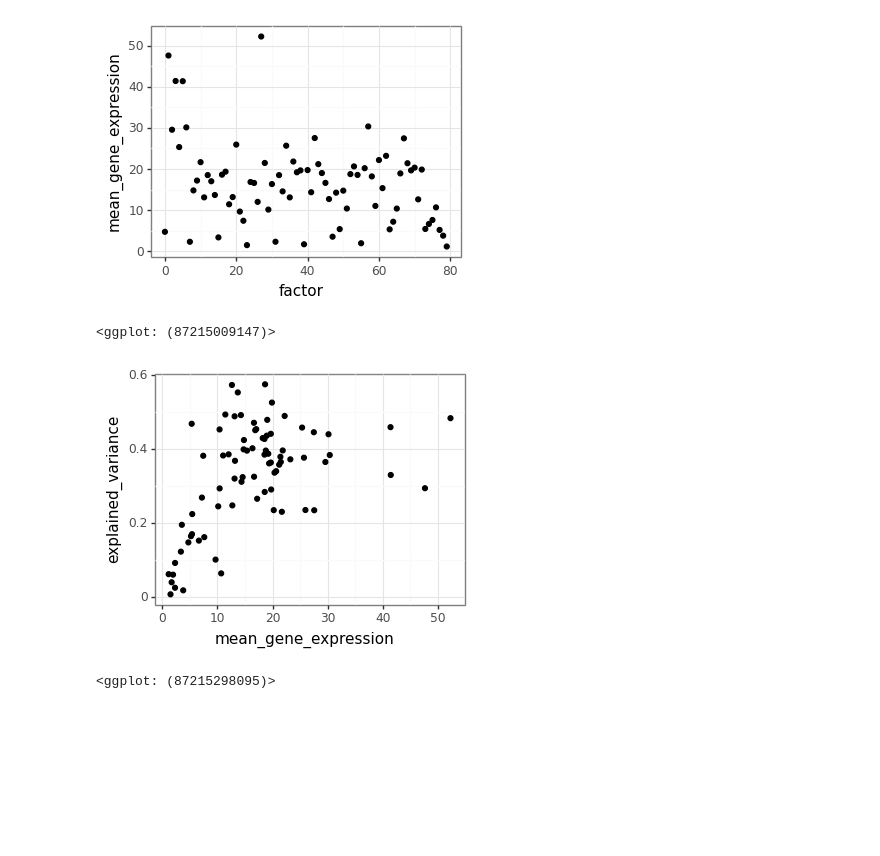
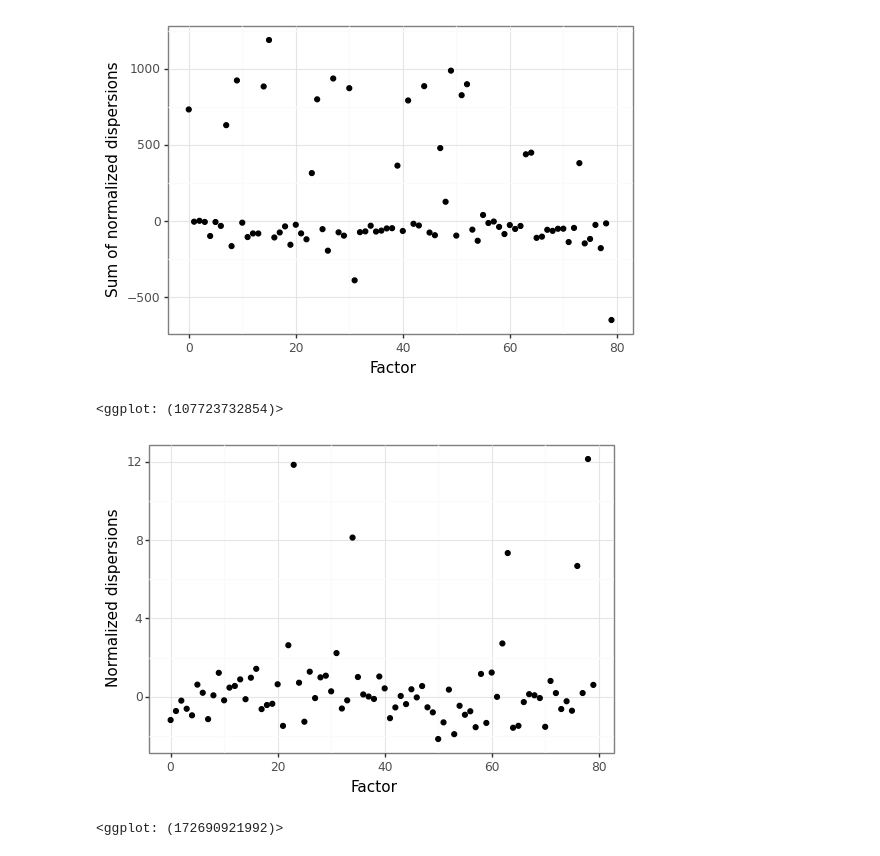
Before and after one commit to HMC-Clinic-MSKCC-22-23/spectra-gpu, a Jupyter notebook: milo-work/most_valuable_factors.ipynb, the cells around one changed output. Drawn from its saved outputs; the diff is of its cells as text; code cells hidden in the pictures; blank space fills up the shorter version.

```diff
--- a/milo-work/most_valuable_factors.ipynb
+++ b/milo-work/most_valuable_factors.ipynb
@@ -81,14 +76,17 @@ total_variance = sum(gene_variance)
 # %%
 # calculate average expression for each gene in X
-gene_expression = [st.mean(cell_gene_matrix[:, x]) for x in range(n_genes)]
+gene_expression_norm_log = [X_norm_log[:, x].mean() for x in range(n_genes)]
 # %%
 # try to rank factors
+explained_var_norm_log = []
 
-explained_var = [0] * n_factors
-mean_gene_expr = [0] * n_factors
+mean_gene_expr_norm_log = []
 
 for curr_factor in range(n_factors):
-    explained_var[curr_factor] = sum([gene_variance[curr_gene] for curr_gene in top_genes[curr_factor]]) / total_variance
-    mean_gene_expr[curr_factor] = st.mean([gene_expression[curr_gene] for curr_gene in top_genes[curr_factor]])
+    explained_var_norm_log.append(sum([gene_variance_norm_log[curr_gene] for curr_gene in top_genes[curr_factor]]) / total_variance_norm_log)
 
-factor_scores = pd.DataFrame({'factor' : list(range(n_factors)), 'explained_variance' : explained_var, 'mean_gene_expression' : mean_gene_expr})
+    mean_gene_expr_norm_log.append(st.mean([gene_expression_norm_log[curr_gene] for curr_gene in top_genes[curr_factor]]))
+
+factor_scores = pd.DataFrame({'factor' : list(range(n_factors)),
+                              'explained_variance_norm_log' : explained_var_norm_log,
+                              'mean_gene_expression_norm_log' : mean_gene_expr_norm_log})
@@ -102,0 +111,8 @@ factor_scores = pd.DataFrame({'factor' : list(range(n_factors)), 'explained_vari
+# %%
+dummy_adata = sc.AnnData(adata.layers['norm_log'])
+sc.pp.highly_variable_genes(dummy_adata, flavor = 'cell_ranger')
+
+adata.var['highly_variable'] = dummy_adata.var['highly_variable']
+adata.var['norm_dispersions'] = dummy_adata.var['dispersions_norm']
+adata.var['dispersions'] = dummy_adata.var['dispersions']
+adata.var['means'] = dummy_adata.var['means']
@@ -102,0 +129,7 @@ factor_scores = pd.DataFrame({'factor' : list(range(n_factors)), 'explained_vari
+# %%
+mean_disp = []
+sum_disp = []
+
+for curr_factor in range(n_factors):
+    mean_disp.append(st.mean([dummy_adata.var['dispersions_norm'][curr_gene] for curr_gene in top_genes[curr_factor]]))
+    sum_disp.append(sum([dummy_adata.var['dispersions_norm'][curr_gene] for curr_gene in top_genes[curr_factor]]))
@@ -103,8 +146,10 @@ factor_scores = pd.DataFrame({'factor' : list(range(n_factors)), 'explained_vari
 # %%
 (pn.ggplot(factor_scores)
- + pn.aes(x = 'factor', y = 'mean_gene_expression')
+ + pn.aes(x = "factor", y = sum_disp)
+ + pn.xlab("Factor")
+ + pn.ylab("Sum of normalized dispersions")
  + pn.geom_point()
  + pn.theme_bw())
 # %% [output]
-[figure, old version]
+[figure, new version]
-<ggplot: (87215009147)>
+<ggplot: (107723732854)>
@@ -111,8 +164,10 @@ factor_scores = pd.DataFrame({'factor' : list(range(n_factors)), 'explained_vari
 # %%
-(pn.ggplot(factor_scores)
- + pn.aes(x = 'mean_gene_expression', y = 'explained_variance')
+(pn.ggplot(dummy_adata.var)
+ + pn.aes(x = list(range(n_factors)), y = "dispersions_norm")
+ + pn.xlab("Factor")
+ + pn.ylab("Normalized dispersions")
  + pn.geom_point()
  + pn.theme_bw())
 # %% [output]
-[figure, old version]
+[figure, new version]
-<ggplot: (87215298095)>
+<ggplot: (172690921992)>
```
Also changed, not shown: parts of 15 cells of this notebook, 6 other files.
